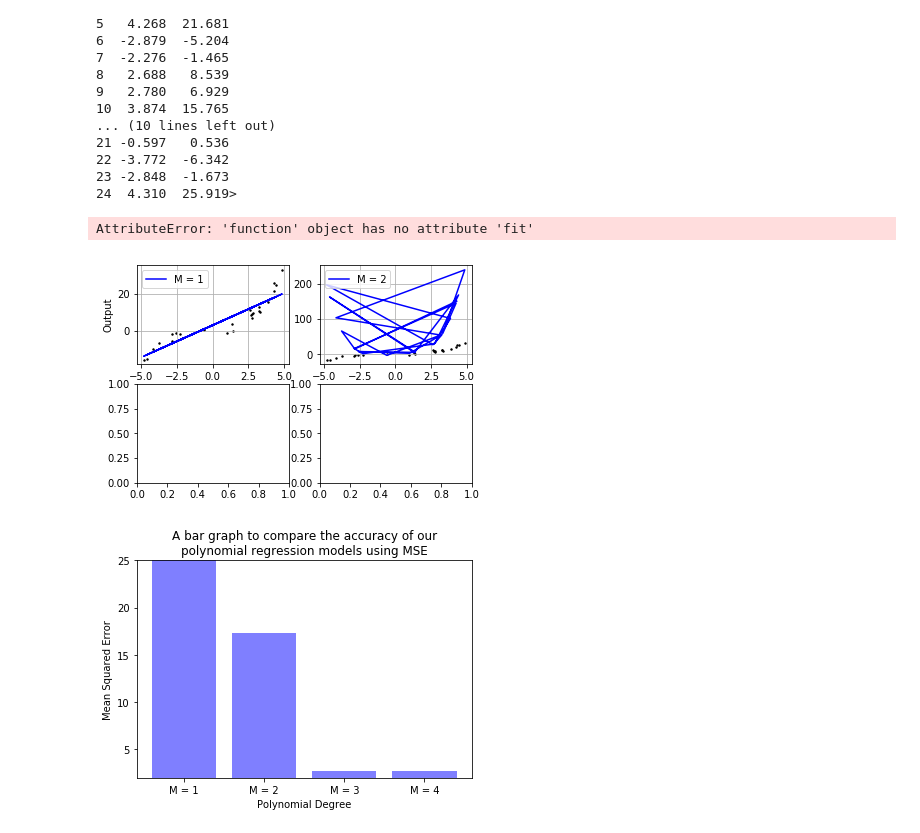
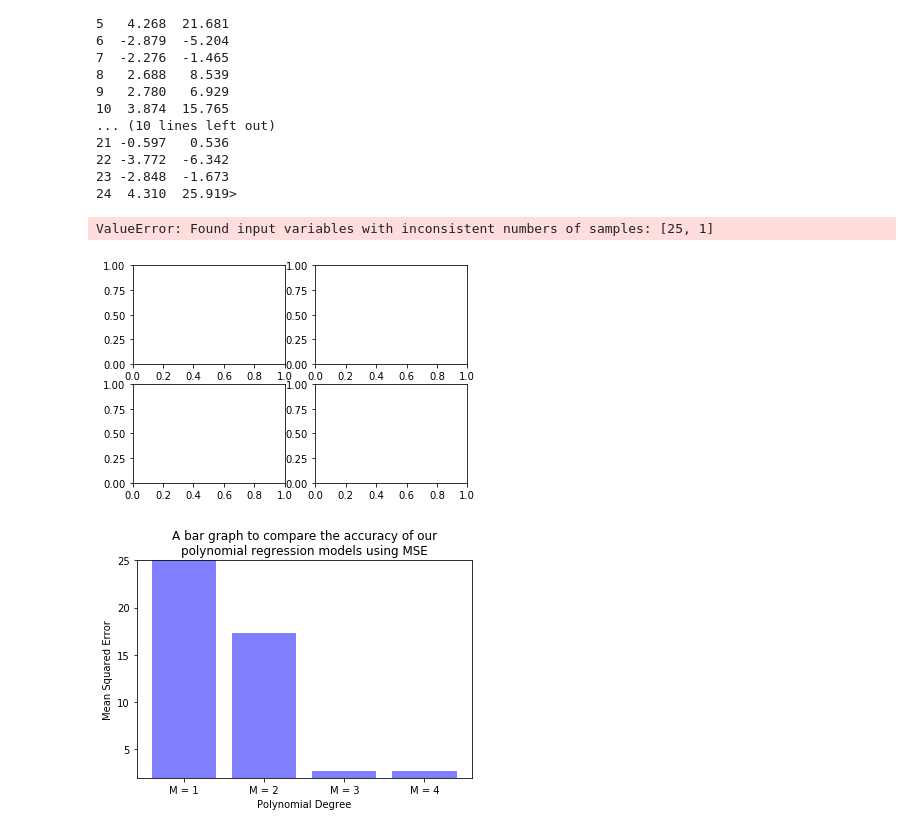
Before and after one commit to hwixley/IAML-cwk1, a Jupyter notebook: INFR10069-2020-CW1/IAML-cwk1.ipynb, the cells around one changed output. Cells and saved outputs as stored; diff of their text form; code cells hidden in the pictures.

```diff
--- a/INFR10069-2020-CW1/IAML-cwk1.ipynb
+++ b/INFR10069-2020-CW1/IAML-cwk1.ipynb
@@ -178,24 +178,6 @@ def PolyCoefficients(x, coeffs):
 
     return y
 
-Y = ds["output"]
-x = ds["input"]
-X1 = np.ones((25,2))
-X2 = np.ones((25,3))
-X3 = np.ones((25,4))
-X4 = np.ones((25,5))
-
-X1[:,1] = x
-X2[:,1] = x
-X2[:,2] = x*x
-X3[:,1] = x
-X3[:,2] = x*x
-X3[:,3] = x*x*x
-X4[:,1] = x
-X4[:,2] = x*x
-X4[:,3] = x*x*x
-X4[:,4] = x*x*x*x
-
 def model(phi):
     val = np.matmul(np.matmul(np.matrix(np.matmul(phi.transpose(), phi)).I, phi.transpose()),Y)
     vList = np.zeros(val.shape[1])
@@ -203,50 +185,72 @@ def model(phi):
         vList[i] = val[0,i]
     return vList
 
+Y = ds["output"]
+x = ds["input"]
+x, Y = zip(*sorted(zip(x, Y)))
+x = np.matrix(list(x))#.reshape(-1,1)
+Y = np.matrix(list(Y))#.reshape(-1,1)
 
-#model = sklearn.linear_model.LinearRegression(fit_intercept=True)
+X1 = np.ones((25,1))
+X2 = np.ones((25,2))
+X3 = np.ones((25,3))
+X4 = np.ones((25,4))
 
+X1[:,0] = x
+X2[:,0] = x
+X2[:,1] = x*x.transpose()
+X3[:,0] = x
+X3[:,1] = x*x.transpose()
+X3[:,2] = x*x.transpose()*x
+X4[:,0] = x
+X4[:,1] = x*x.transpose()
+X4[:,2] = x*x.transpose()*x
+X4[:,3] = x*x.transpose()*x*x.transpose()
+
+
+mod = sklearn.linear_model.LinearRegression(fit_intercept=True)
 fig, axs = plt.subplots(2, 2)
 
-#model.fit(X1,Y)
-#yp1 = model.predict(X1)
-
-yp1 = PolyCoefficients(X1, model(X1))
-axs[0,0].scatter(x,Y, c='black', s= 2, label = '')
-axs[0,0].plot(x,yp1, c='blue', label='M = 1')
+mod.fit(X1,Y)
+yp1 = mod.predict(X1)
+#yp1 = PolyCoefficients(X1, model(X1))
+axs[0,0].scatter(X1,Y, c='black', s= 2, label = '')
+axs[0,0].plot(X1,yp1, c='blue', label='M = 1')
 axs[0,0].legend(loc ="upper left")
 axs[0,0].set(xlabel = 'Input', ylabel = 'Output')
 axs[0,0].grid()
 
 #model.fit(X2,Y)
 #yp2 = model.predict(X2)
 
-yp2 = PolyCoefficients(X2, model(X2))
+#yp2 = PolyCoefficients(X2, model(X2))
+mod.fit(X2,yp2)
+yp2 = mod.predict(X2)
 axs[0,1].scatter(x,Y, c='black', s= 2, label = '')
 axs[0,1].plot(x,yp2, c='blue', label='M = 2')
 axs[0,1].legend(loc ="upper left")
 axs[0,1].grid()
 
-model.fit(X3,Y)
-yp3 = model.predict(X3)
+mod.fit(X3,Y)
+yp3 = mod.predict(X3)
 axs[1,0].scatter(X1,Y, c='black', s= 2, label = '')
 axs[1,0].plot(X1,yp3, c='blue', label='M = 3')
 axs[1,0].legend(loc ="upper left")
 axs[1,0].set(xlabel = 'Input', ylabel = 'Output')
 axs[1,0].grid()
 
-model.fit(X4,Y)
-yp4 = model.predict(X4)
+mod.fit(X4,Y)
+yp4 = mod.predict(X4)
 axs[1,1].scatter(X1,Y, c='black', s= 2, label = '')
 axs[1,1].plot(X1,yp4, c='blue', label='M = 4')
 axs[1,1].legend(loc ="upper left")
 axs[1,1].set(xlabel = 'Input')
 axs[1,1].grid()
 
 fig.suptitle('Graphs to predict the outputs of our dataset using\npolynomial regression models of different degree')
 # %% [output]
-AttributeError: 'function' object has no attribute 'fit'
+ValueError: Found input variables with inconsistent numbers of samples: [25, 1]
-[figure, old version]
+[figure, new version]
 # %%
 #QUESTION 2b
 
```
